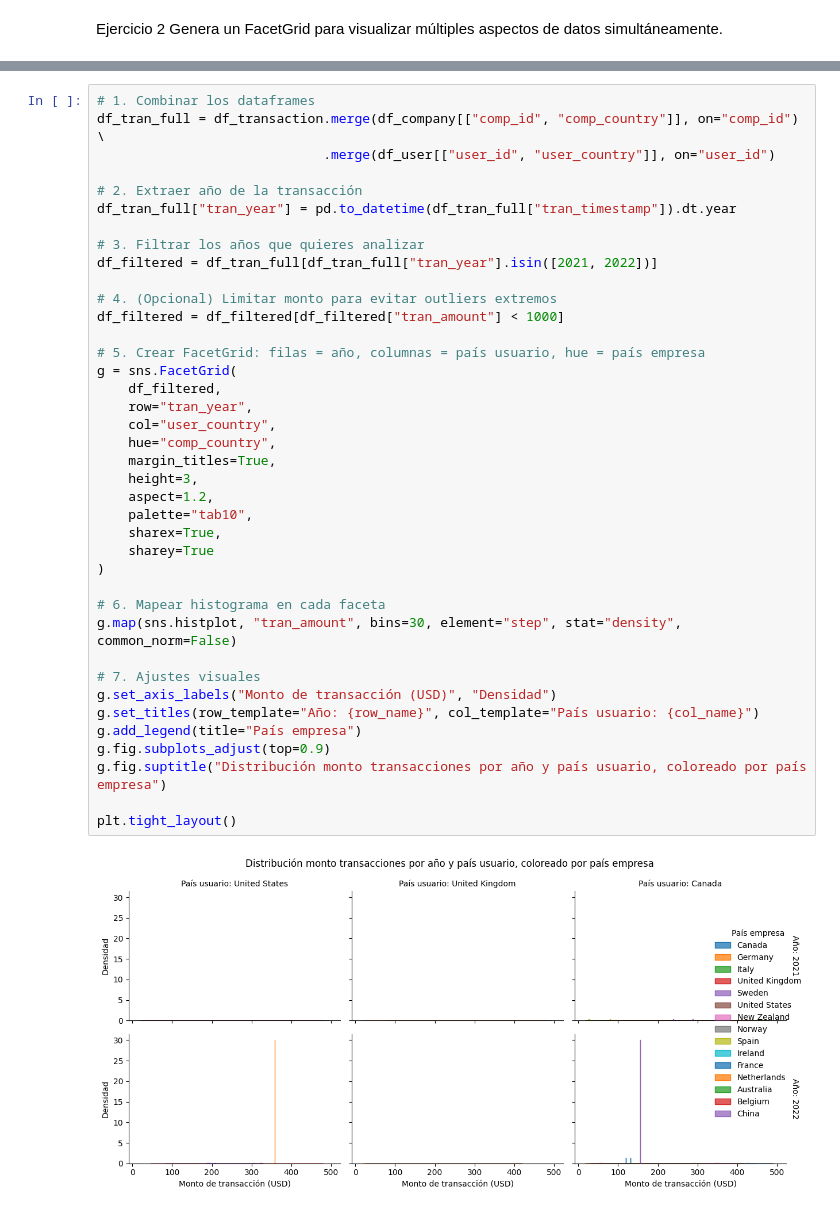
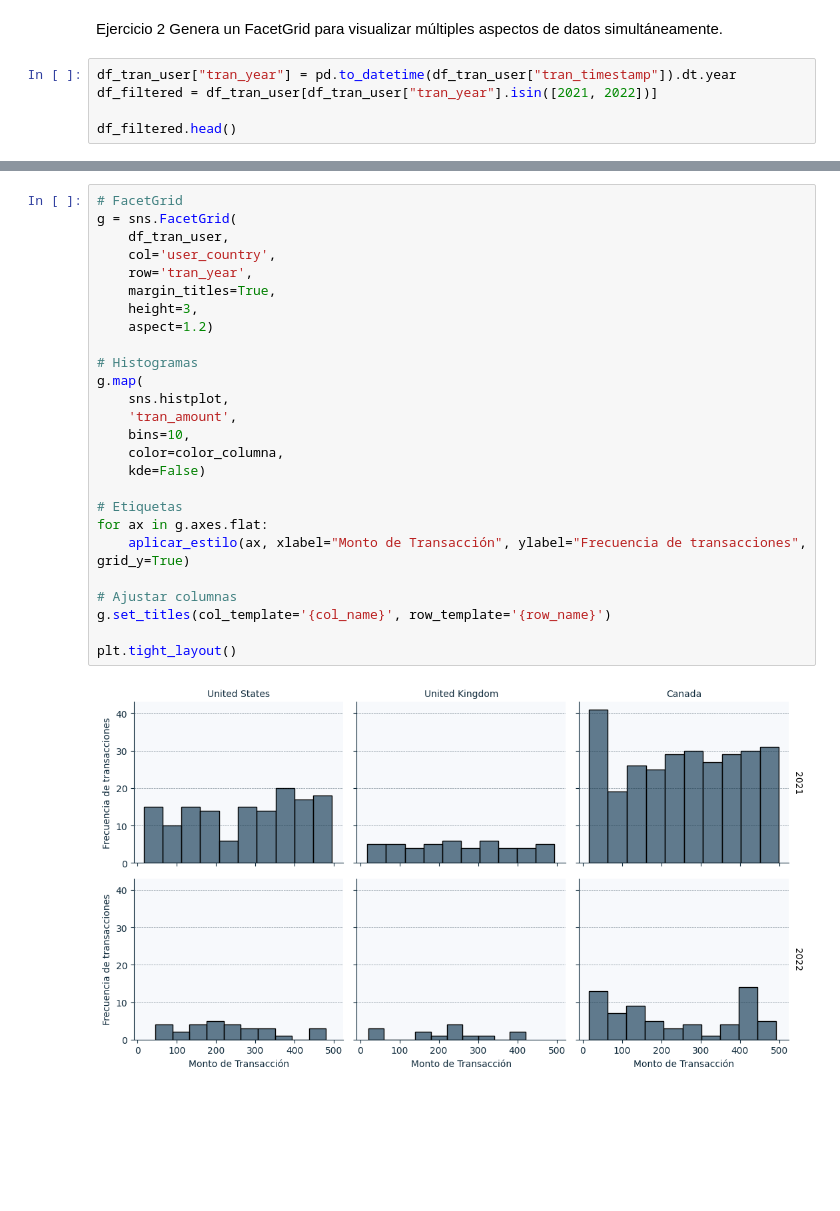
Before and after one commit to ingridtp/itacademy, a Jupyter notebook: Sprint 8/Sprint8.ipynb, the cells around one changed output, grey strips where cells are left out. Cells and saved outputs as stored; diff of their text form; blank space fills up the shorter version.

```diff
--- a/Sprint 8/Sprint8.ipynb
+++ b/Sprint 8/Sprint8.ipynb
@@ -1069,3 +1135,8 @@ plt.tight_layout()
 # %% [markdown]
 Ejercicio 2
 Genera un FacetGrid para visualizar múltiples aspectos de datos simultáneamente.
+# %%
+df_tran_user["tran_year"] = pd.to_datetime(df_tran_user["tran_timestamp"]).dt.year
+df_filtered = df_tran_user[df_tran_user["tran_year"].isin([2021, 2022])]
+
+df_filtered.head()
@@ -1072,41 +1150,28 @@ Genera un FacetGrid para visualizar múltiples aspectos de datos simultáneament
 # %%
-# 1. Combinar los dataframes
-df_tran_full = df_transaction.merge(df_company[["comp_id", "comp_country"]], on="comp_id") \
-                             .merge(df_user[["user_id", "user_country"]], on="user_id")
-
-# 2. Extraer año de la transacción
-df_tran_full["tran_year"] = pd.to_datetime(df_tran_full["tran_timestamp"]).dt.year
-
-# 3. Filtrar los años que quieres analizar
-df_filtered = df_tran_full[df_tran_full["tran_year"].isin([2021, 2022])]
-
-# 4. (Opcional) Limitar monto para evitar outliers extremos
-df_filtered = df_filtered[df_filtered["tran_amount"] < 1000]
-
-# 5. Crear FacetGrid: filas = año, columnas = país usuario, hue = país empresa
+# FacetGrid
 g = sns.FacetGrid(
-    df_filtered,
-    row="tran_year",
-    col="user_country",
-    hue="comp_country",
+    df_tran_user,
+    col='user_country',
+    row='tran_year',
     margin_titles=True,
     height=3,
-    aspect=1.2,
-    palette="tab10",
-    sharex=True,
-    sharey=True
-)
+    aspect=1.2)
 
-# 6. Mapear histograma en cada faceta
-g.map(sns.histplot, "tran_amount", bins=30, element="step", stat="density", common_norm=False)
+# Histogramas
+g.map(
+    sns.histplot,
+    'tran_amount',
+    bins=10,
+    color=color_columna,
+    kde=False)
 
-# 7. Ajustes visuales
-g.set_axis_labels("Monto de transacción (USD)", "Densidad")
-g.set_titles(row_template="Año: {row_name}", col_template="País usuario: {col_name}")
-g.add_legend(title="País empresa")
-g.fig.subplots_adjust(top=0.9)
-g.fig.suptitle("Distribución monto transacciones por año y país usuario, coloreado por país empresa")
+# Etiquetas
+for ax in g.axes.flat:
+    aplicar_estilo(ax, xlabel="Monto de Transacción", ylabel="Frecuencia de transacciones", grid_y=True)
+
+# Ajustar columnas
+g.set_titles(col_template='{col_name}', row_template='{row_name}')
 
 plt.tight_layout()
 # %% [output]
-[figure, old version]
+[figure, new version]
```
Also changed, not shown: parts of 11 cells of this notebook.
